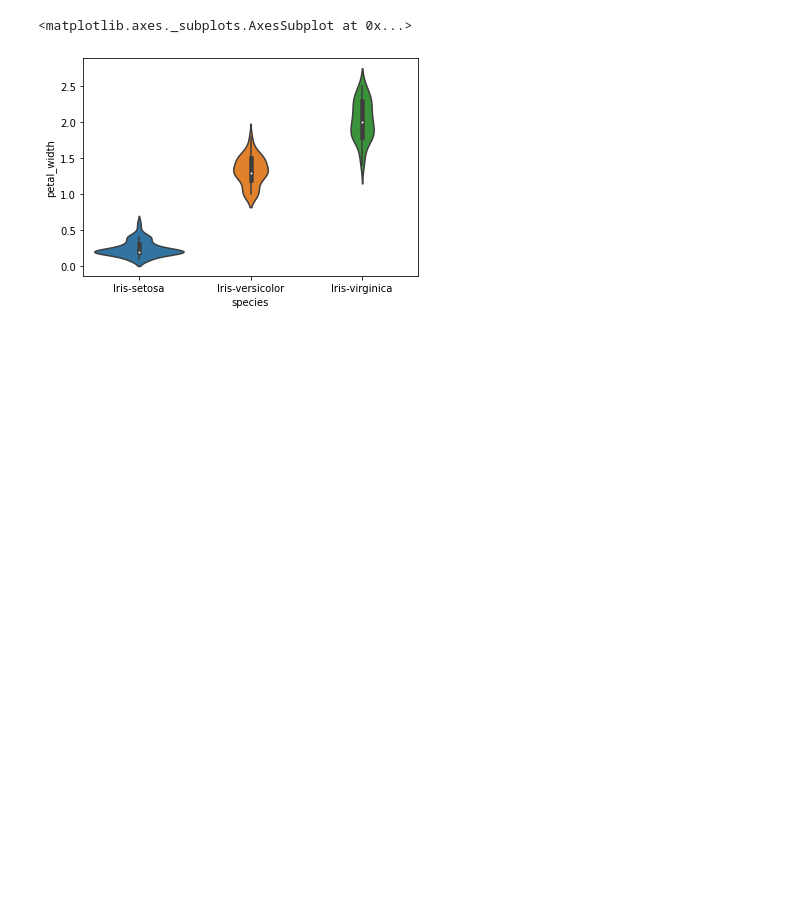
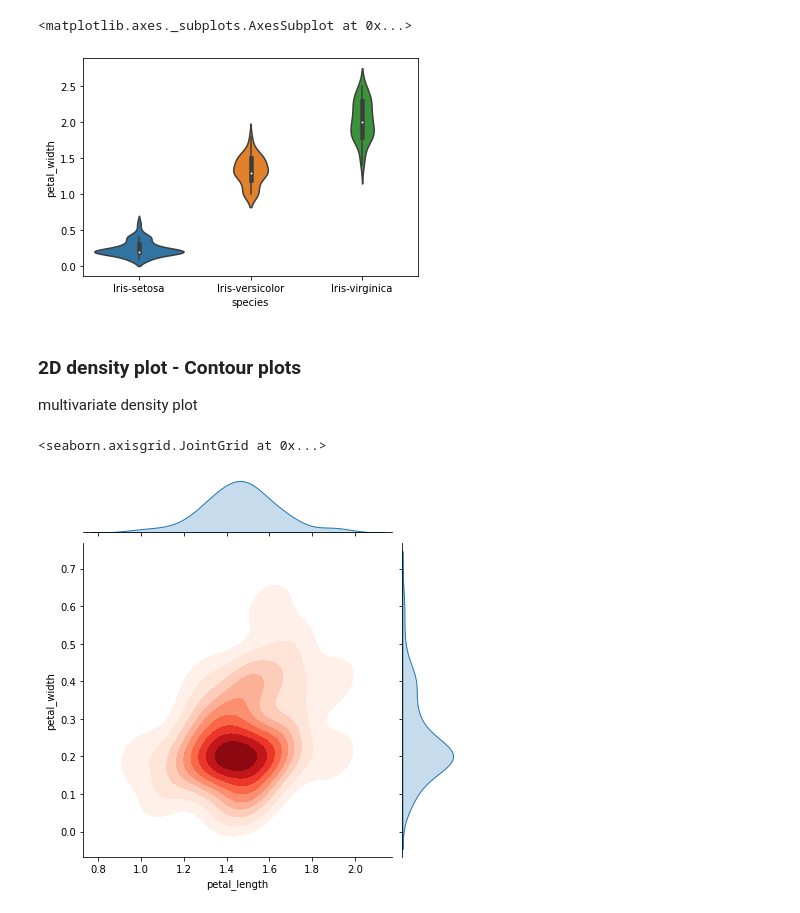
Before and after one commit to Vikas-KM/exploratory-data-analysis, a Jupyter notebook: eda_iris.ipynb, the cells around one changed output. Drawn from its saved outputs; the diff is of its cells as text; code cells hidden in the pictures; blank space fills up the shorter version.

Commit message:
added joint plot and notes on legend

```diff
--- a/eda_iris.ipynb
+++ b/eda_iris.ipynb
@@ -177,3 +177,11 @@ sns.violinplot(x='species', y='petal_width', data=df_iris)
 # %% [output]
 <matplotlib.axes._subplots.AxesSubplot at 0x...>
 [figure]
+# %% [markdown]
+### 2D density plot - Contour plots
+multivariate density plot
+# %%
+sns.jointplot(x='petal_length',y='petal_width', data=data, kind='kde', fill=True, cmap='Reds')
+# %% [output]
+<seaborn.axisgrid.JointGrid at 0x...>
+[figure, added]
```
Also changed, not shown: parts of 2 cells of this notebook.
